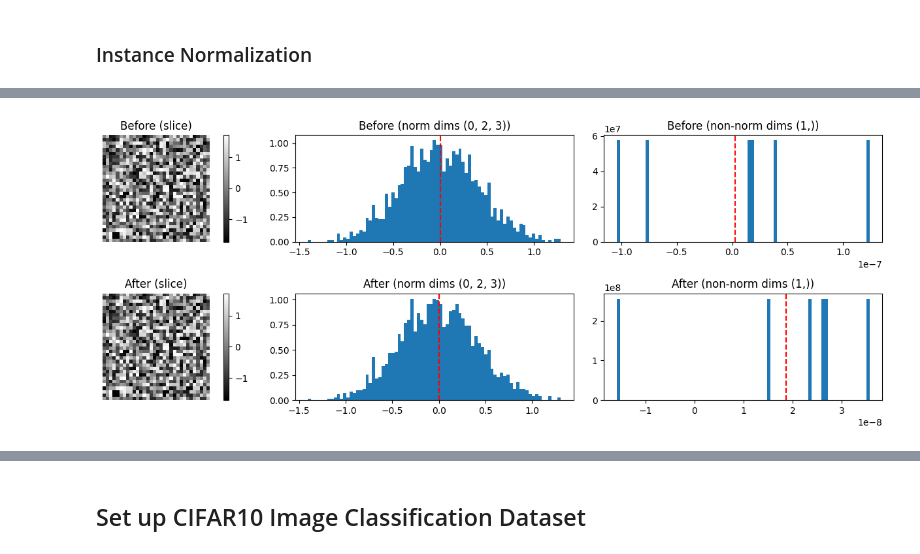
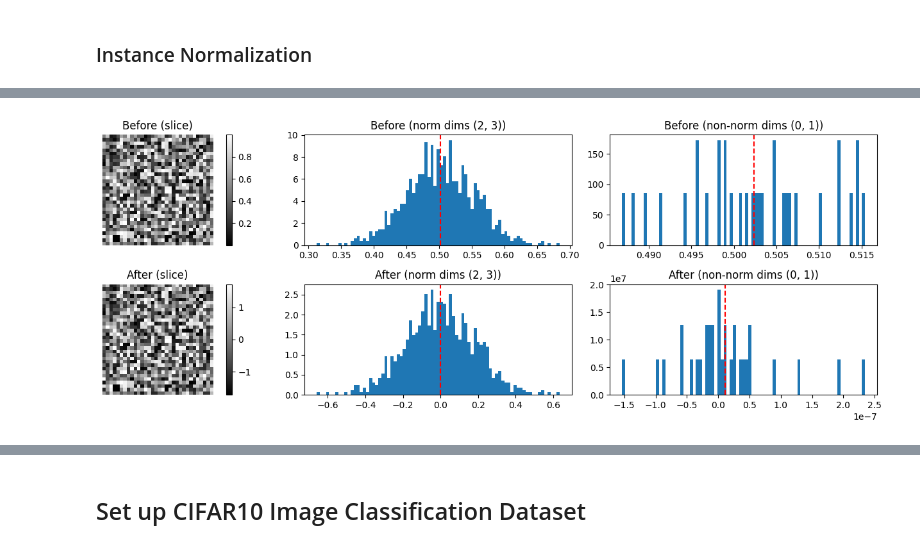
Before and after one commit to mohanen/deep-learning-blueprint, a Jupyter notebook: NormalizationLayers.ipynb, the cells around one changed output, grey strips where cells are left out. Drawn from its saved outputs; the diff is of its cells as text; code cells hidden in the pictures.

Commit message:
Implement Group Normalization in NormalizationLayers notebook; update InstanceNorm2d and visualization functions for consistency; modify README to reflect completion of normalization layers.

```diff
--- a/NormalizationLayers.ipynb
+++ b/NormalizationLayers.ipynb
@@ -18,6 +18,7 @@ import torch
 import torch.nn as nn
 
 torch.manual_seed(0)
+B, C, H, W = 2, 16, 32, 32
 
 def visualize_norm_effect(before, after, norm_dims):
     """
@@ -96,14 +97,13 @@ def match_with_torch(torchNorm, customNorm):
     pass_count = 0
     # check for given iterations and print pass percentage
     for i in range(checks):
-        x = torch.rand(2, 6, 32, 32)
+        x = torch.rand(B, C, H, W)
         if torch.allclose(torchNorm(x), customNorm(x), rtol=1e-5, atol=1e-6):
             pass_count += 1
     print(f"Matches {pass_count} out of {checks} times")
 
 # Sample Random Input
-x = torch.rand(2, 6, 32, 32)
-B, C, H, W = x.shape
+x = torch.rand(B, C, H, W)
 # %% [markdown]
 ### BatchNorm
 # %%
@@ -235,13 +235,14 @@ class InstanceNorm2d(nn.Module):
         self.affine = affine
         self.track_running_stats = track_running_stats
 
-        self.running_mean = None
-        self.running_var = None
         if self.track_running_stats:
-            self.running_mean = torch.zeros(1, num_features)
-            self.running_var = torch.ones(1, num_features)
+            self.register_buffer('running_mean', torch.zeros(num_features))
+            self.register_buffer('running_var', torch.ones(num_features))
+        else:
+            self.register_buffer('running_mean', None)
+            self.register_buffer('running_var', None)
+
         if self.affine:
-            # Similar to Layernorm but affine is not elementwise but across the feature dimensions
             self.gamma = nn.Parameter(torch.ones(num_features))
             self.beta = nn.Parameter(torch.zeros(num_features))
         else:
@@ -250,37 +251,44 @@ class InstanceNorm2d(nn.Module):
 
     def forward(self, x):
         assert x.shape[1] == self.num_features, "Input shape does not match num_features"
-        # broadcast_shape is used to broadcast the mean and var to the shape of the input
-        broadcast_shape = [1, -1] + [1] * (x.dim() - 2)
-        # norm_dims is used to normalize the mean and var across the feature dimensions
-        norm_dims = (0,) + tuple(range(2, x.dim()))
-        # if track_running_stats is True, we need to track the running mean and var
-        if self.track_running_stats:
-            if self.training:
-                mean = x.mean(dim=norm_dims)
-                # unbiased=False means divide by N instead of N-1 (just like in pytorch)
-                var = x.var(dim=norm_dims, unbiased=False)
-                # update the running mean and var
-                self.running_mean.mul_(1 - self.momentum).add_(mean.detach() * self.momentum)
-                self.running_var.mul_(1 - self.momentum).add_(var.detach() * self.momentum)
-            else:
-                # if track_running_stats is False, we use the running mean and var
-                mean = self.running_mean
-                var = self.running_var
+        # Normalize per-instance, per-channel across spatial dims only (H, W)
+        spatial_dims = tuple(range(2, x.dim()))
+
+        if self.track_running_stats and self.training:
+            # Per-instance stats (N, C)
+            inst_mean = x.mean(dim=spatial_dims)
+            inst_var = x.var(dim=spatial_dims, unbiased=False)
+            # Batch aggregate for running stats (C)
+            batch_mean = inst_mean.mean(dim=0)
+            batch_var = inst_var.mean(dim=0)
+            # Update running stats
+            self.running_mean.mul_(1 - self.momentum).add_(batch_mean.detach() * self.momentum)
+            self.running_var.mul_(1 - self.momentum).add_(batch_var.detach() * self.momentum)
+            use_mean = inst_mean
+            use_var = inst_var
+        elif self.track_running_stats and (not self.training):
+            # Use running stats at eval (C)
+            use_mean = self.running_mean
+            use_var = self.running_var
         else:
-            # if track_running_stats is False, we use the mean and var of the batch
-            mean = x.mean(dim=norm_dims)
-            var = x.var(dim=norm_dims, unbiased=False)
-        # reshape to match the input shape for broadcasting
-        mean = mean.view(broadcast_shape)
-        var = var.view(broadcast_shape)
-        # normalize the input and 1/sqrt = rsqrt (faster than 1/sqrt)
-        x = (x - mean) * torch.rsqrt(var + self.eps)
+            # No running stats: use per-instance stats (N, C)
+            use_mean = x.mean(dim=spatial_dims)
+            use_var = x.var(dim=spatial_dims, unbiased=False)
+
+        # Broadcast shapes
+        if use_mean.dim() == 2:  # (N, C)
+            bshape = [x.shape[0], -1] + [1] * (x.dim() - 2)
+        else:  # (C,)
+            bshape = [1, -1] + [1] * (x.dim() - 2)
+
+        x = (x - use_mean.view(bshape)) * torch.rsqrt(use_var.view(bshape) + self.eps)
+
         if self.affine:
-            x = self.gamma.view(broadcast_shape) * x + self.beta.view(broadcast_shape)
+            wshape = [1, -1] + [1] * (x.dim() - 2)
+            x = self.gamma.view(wshape) * x + self.beta.view(wshape)
         return x
 
 
-match_with_torch(InstanceNorm2d(6), nn.InstanceNorm2d(6))
-visualize_norm_effect(InstanceNorm2d(6)(x), nn.InstanceNorm2d(6)(x), norm_dims=(0, 2, 3))
+match_with_torch(InstanceNorm2d(C), nn.InstanceNorm2d(C))
+visualize_norm_effect(x, InstanceNorm2d(C)(x), norm_dims=(2, 3))
 # %% [output]
@@ -288 +296 @@ Matches 0 out of 100 times
-[figure, old version]
+[figure, new version]
```
Also changed, not shown: parts of 5 cells of this notebook, 1 other file.
